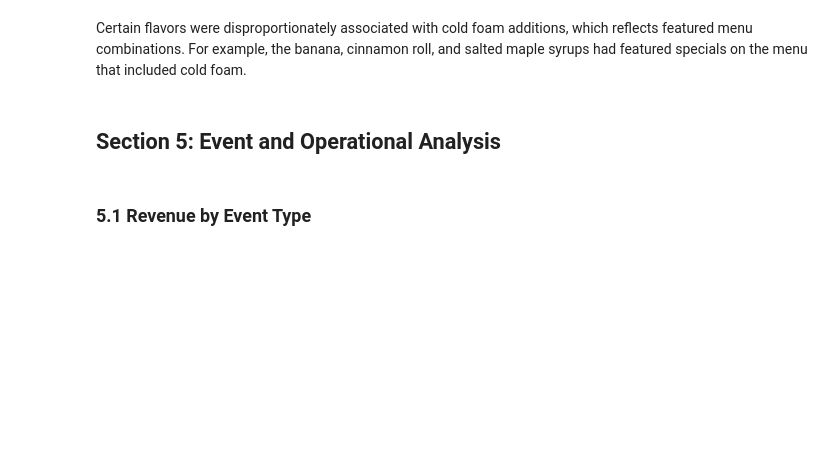
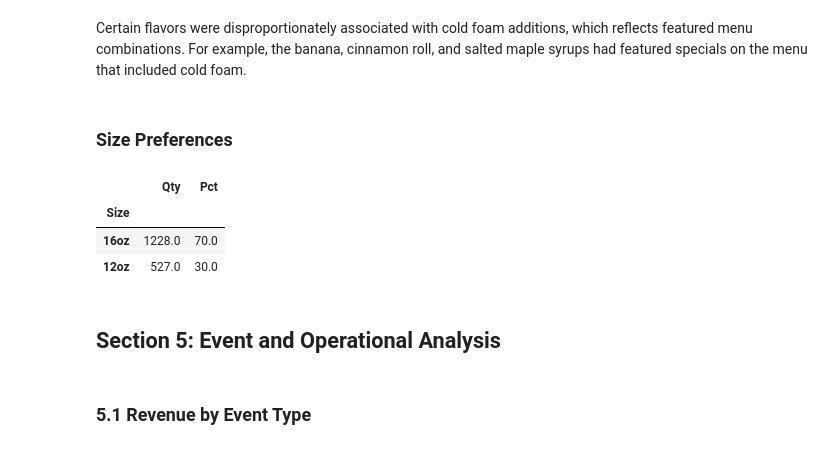
Before and after one commit to zoetankersley/sunrise_social_club, a Jupyter notebook: notebooks/eda.ipynb, the cells around one changed output. Saved outputs shown, nothing was run; the diff lists cells and outputs as text; code cells hidden in the pictures; blank space fills up the shorter version.

```diff
--- a/notebooks/eda.ipynb
+++ b/notebooks/eda.ipynb
@@ -383,5 +385,25 @@ plt.show()
 # %% [markdown]
 Certain flavors were disproportionately associated with cold foam additions, which reflects featured menu combinations. For example, the banana, cinnamon roll, and salted maple syrups had featured specials on the menu that included cold foam.
+# %% [markdown]
+### Size Preferences
+# %%
+size_stats = (
+    drink_df[drink_df["Size"].isin(["12oz", "16oz"])]
+    .groupby("Size")
+    .agg(Qty=("Qty", "sum"))
+    .sort_values("Qty", ascending=False)
+)
+
+size_stats["Pct"] = (
+    size_stats["Qty"] / size_stats["Qty"].sum() * 100
+).round(1)
+
+size_stats
+# %% [output]
+|  | Qty | Pct |
+| Size |  |  |
+| 16oz | 1228.0 | 70.0 |
+| 12oz | 527.0 | 30.0 |
 # %% [markdown]
 ## Section 5: Event and Operational Analysis
 # %% [markdown]
```
Also changed, not shown: parts of 26 cells of this notebook, 2 other files.
